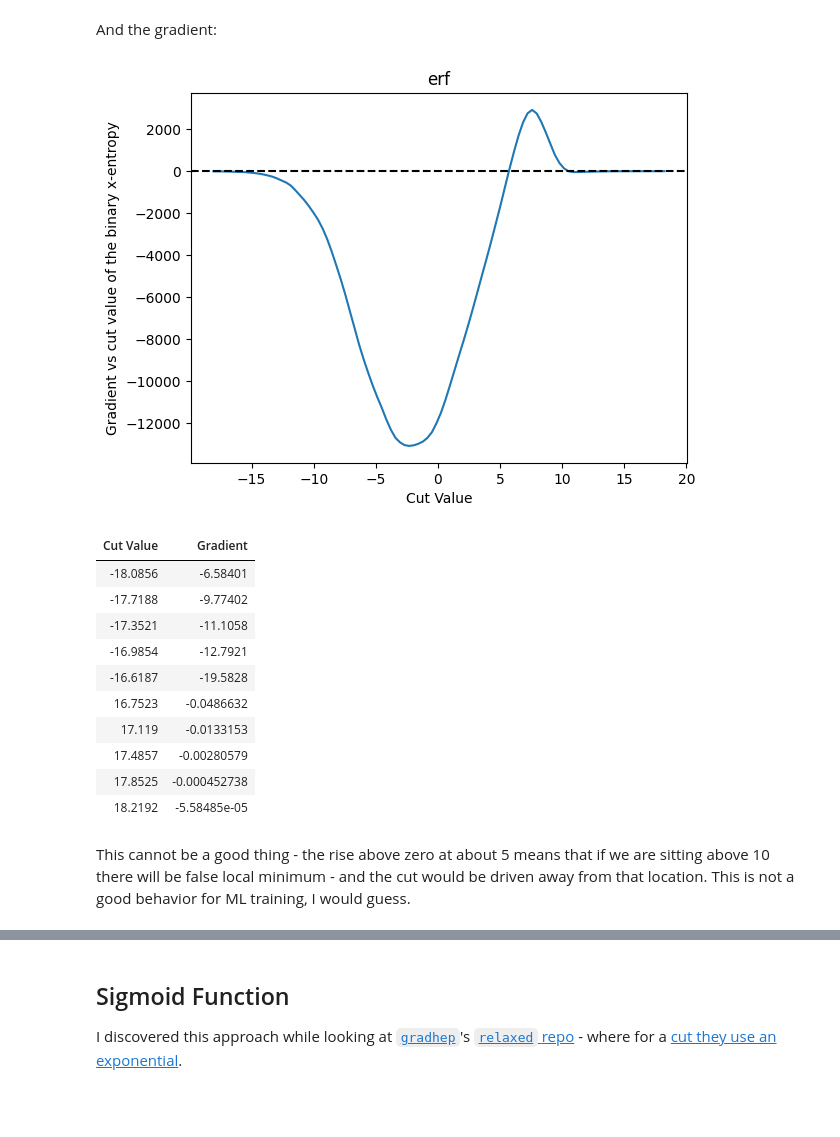
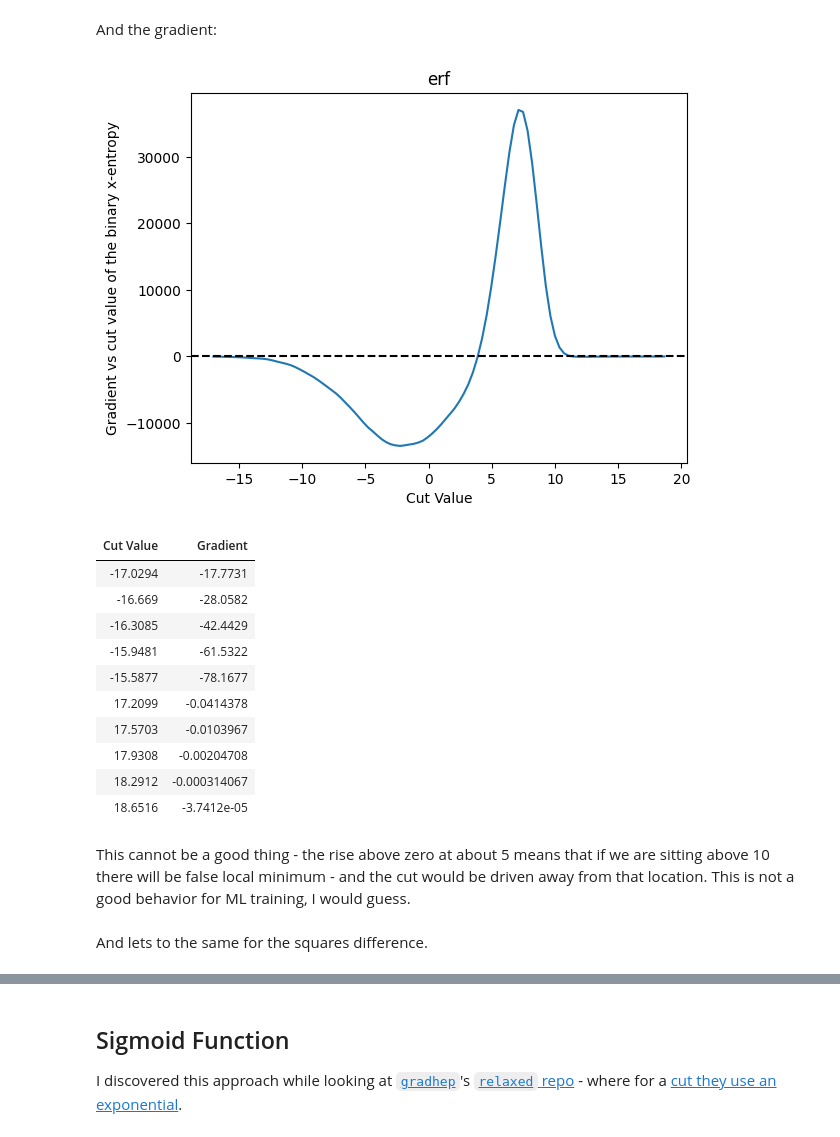
Before and after one commit to gordonwatts/diff-prog-intro, a Jupyter notebook: book/different_cut_emulations.ipynb, the cells around one changed output, grey strips where cells are left out. Cells and saved outputs as stored; diff of their text form; code cells hidden in the pictures; blank space fills up the shorter version.

```diff
--- a/book/different_cut_emulations.ipynb
+++ b/book/different_cut_emulations.ipynb
@@ -127,7 +129,7 @@ Note that we've had to resort to adding in the $1.0 \times 10^{-6}$. This is bec
 %%write_and_run -a jax_cuts.py
 
 
-def x_entropy(f, sig_j, back_j):
+def loss_x_entropy(f, sig_j, back_j):
     '''Binary x-entropy for this function
 
     Args:
@@ -151,19 +147,21 @@ plot_x_entropy(cut_erf)
 # %% [markdown]
 And the gradient:
 # %%
-plot_grad(cut_erf, x_entropy, 'erf', r'binary x-entropy')
+plot_grad(cut_erf, loss_x_entropy, 'erf', r'binary x-entropy')
 # %% [output]
-[figure, old version]
+[figure, new version]
 | Cut Value | Gradient |
-| -18.0856 | -6.58401 |
-| -17.7188 | -9.77402 |
-| -17.3521 | -11.1058 |
-| -16.9854 | -12.7921 |
-| -16.6187 | -19.5828 |
-| 16.7523 | -0.0486632 |
-| 17.119 | -0.0133153 |
-| 17.4857 | -0.00280579 |
-| 17.8525 | -0.000452738 |
-| 18.2192 | -5.58485e-05 |
+| -17.0294 | -17.7731 |
+| -16.669 | -28.0582 |
+| -16.3085 | -42.4429 |
+| -15.9481 | -61.5322 |
+| -15.5877 | -78.1677 |
+| 17.2099 | -0.0414378 |
+| 17.5703 | -0.0103967 |
+| 17.9308 | -0.00204708 |
+| 18.2912 | -0.000314067 |
+| 18.6516 | -3.7412e-05 |
 # %% [markdown]
 This cannot be a good thing - the rise above zero at about 5 means that if we are sitting above 10 there will be false local minimum - and the cut would be driven away from that location. This is not a good behavior for ML training, I would guess.
+# %% [markdown]
+And lets to the same for the squares difference.
```
Also changed, not shown: parts of 23 cells of this notebook, 2 other files.
